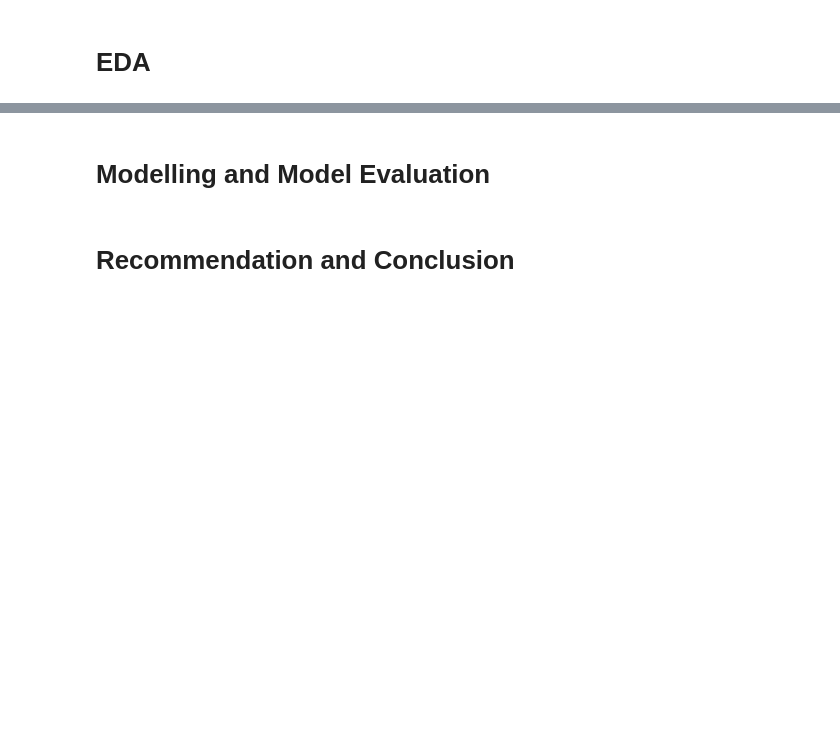
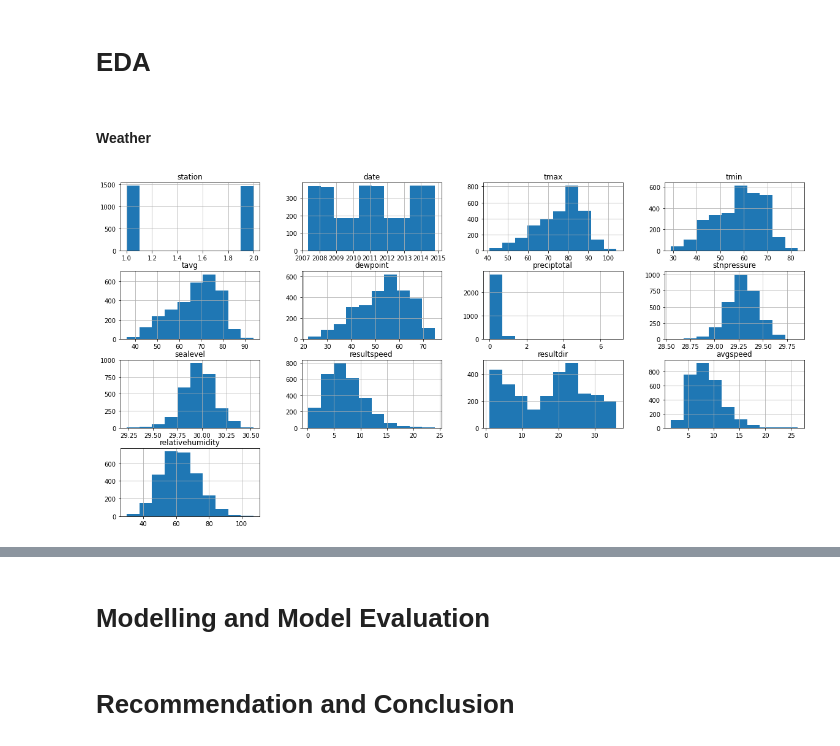
Before and after one commit to DesmondYapJJ/Project-4, a Jupyter notebook: code/project_4_code_test.ipynb, the cells around one changed output, grey strips where cells are left out. Saved outputs shown, nothing was run; the diff lists cells and outputs as text; code cells hidden in the pictures; blank space fills up the shorter version.

```diff
--- a/code/project_4_code_test.ipynb
+++ b/code/project_4_code_test.ipynb
@@ -455,3 +455,10 @@ avgspeed       0
 dtype: int64
 # %% [markdown]
 Upon dropping the stated features and imputing the values accordingly, we ran into a puzzling situation when attempting to drop rows containing the missing values in `'preciptotal'` as even after dropping them, T values are still present. After checking for possible combination of strings with T, it was found that the values imputed were actually `'  T'` and it accounted for 318 of the data. Since precipitation is a valuable feature to hold, we decided to impute the trace amount with 0.01 as it would signify a quantity that is very low and close to zero but still shows some amount of data collected that may be meaningful in our project.
+# %%
+# final check to change all columns to the appropriate data type
+weather['tavg'] = weather['tavg'].astype(int)
+weather['preciptotal'] = weather['preciptotal'].astype(float)
+weather['stnpressure'] = weather['stnpressure'].astype(float)
+weather['sealevel'] = weather['sealevel'].astype(float)
+weather['avgspeed'] = weather['avgspeed'].astype(float)
@@ -457,0 +473,7 @@ Upon dropping the stated features and imputing the values accordingly, we ran in
+# %%
+weather['relativehumidity'] = 100 * (np.exp((17.67 * ((weather['dewpoint'] - 32) * (5/9))) /
+                                           (243.5 + ((weather['dewpoint'] - 32) * (5/9))))
+                                    /
+                                    np.exp((17.67 * ((weather['tavg'] - 32) * (5/9))) /
+                                           (243.5 + ((weather['tavg'] - 32) * (5/9))))
+                                    )
@@ -458,2 +489,9 @@ Upon dropping the stated features and imputing the values accordingly, we ran in
 # %% [markdown]
 # EDA
+# %% [markdown]
+#### Weather
+# %%
+#plot distribution of numerical variables
+weather.hist(figsize=(20,10));
+# %% [output]
+[figure, added]
```
Also changed, not shown: parts of 12 cells of this notebook.
